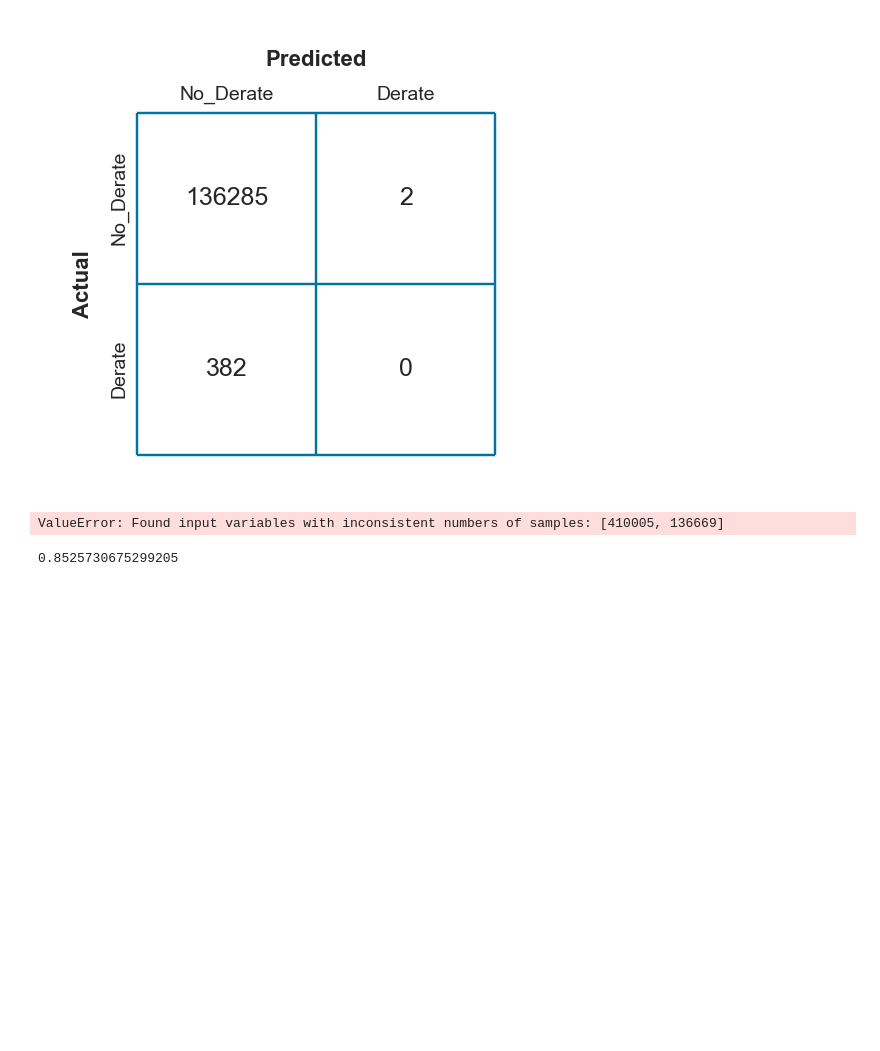
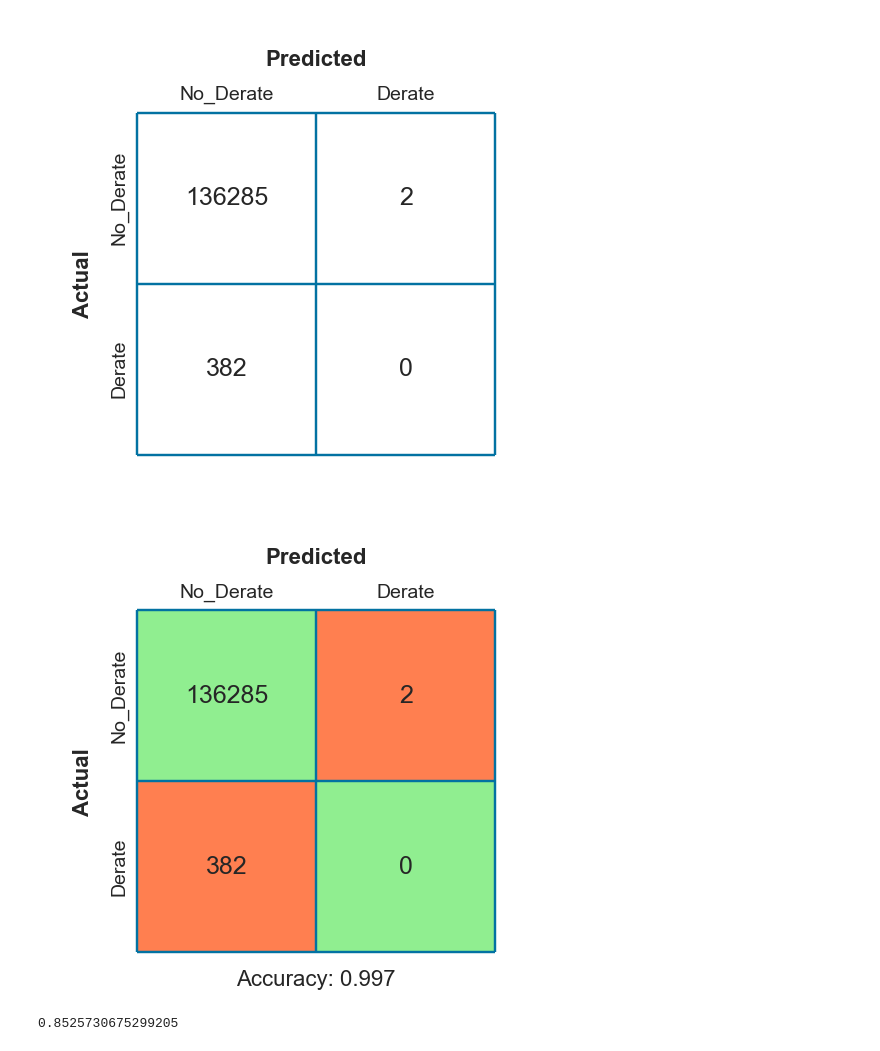
Before and after one commit to nss-data-science-cohort-6/big_g_express-elden_ring, a Jupyter notebook: notebooks/Untitled.ipynb, the cells around one changed output. Saved outputs shown, nothing was run; the diff lists cells and outputs as text; code cells hidden in the pictures; blank space fills up the shorter version.

```diff
--- a/notebooks/Untitled.ipynb
+++ b/notebooks/Untitled.ipynb
@@ -144,13 +142,3 @@ from cm import plot_confusion_matrix
 plot_confusion_matrix(y_test, logReg_scaler.predict(X_test), labels = ['No_Derate', 'Derate']);
 # %% [output]
 [figure]
-# %%
-# ConfusionMatrixDisplay(y_test, logReg_scaler.predict(X_test), labels = ['No_Derate', 'Derate']); #this is not working
-
-cm = confusion_matrix(y_train, logreg1, labels=["O", "A"])
-
-disp = ConfusionMatrixDisplay(confusion_matrix=cm)
-disp.plot()
-plt.show()
-# %% [output]
-ValueError: Found input variables with inconsistent numbers of samples: [410005, 136669]
@@ -157,3 +147,7 @@ ValueError: Found input variables with inconsistent numbers of samples: [410005,
+# %%
+plot_confusion_matrix(y_test, logReg_scaler.predict(X_test), labels = ['No_Derate', 'Derate'], metric = 'accuracy');
+# %% [output]
+[figure, added]
 # %%
 from sklearn.metrics import roc_auc_score
 # %%
```
Also changed, not shown: parts of 46 cells of this notebook.
